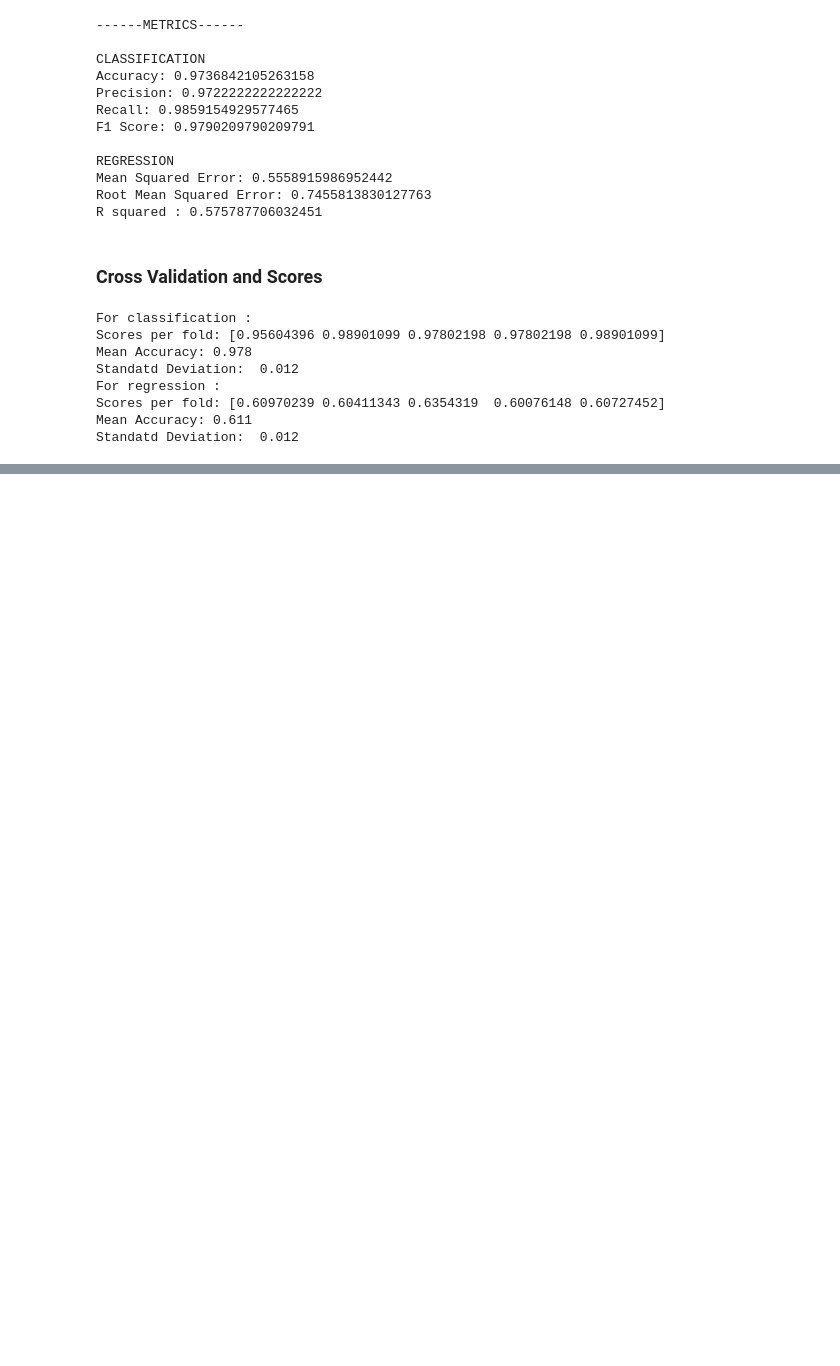
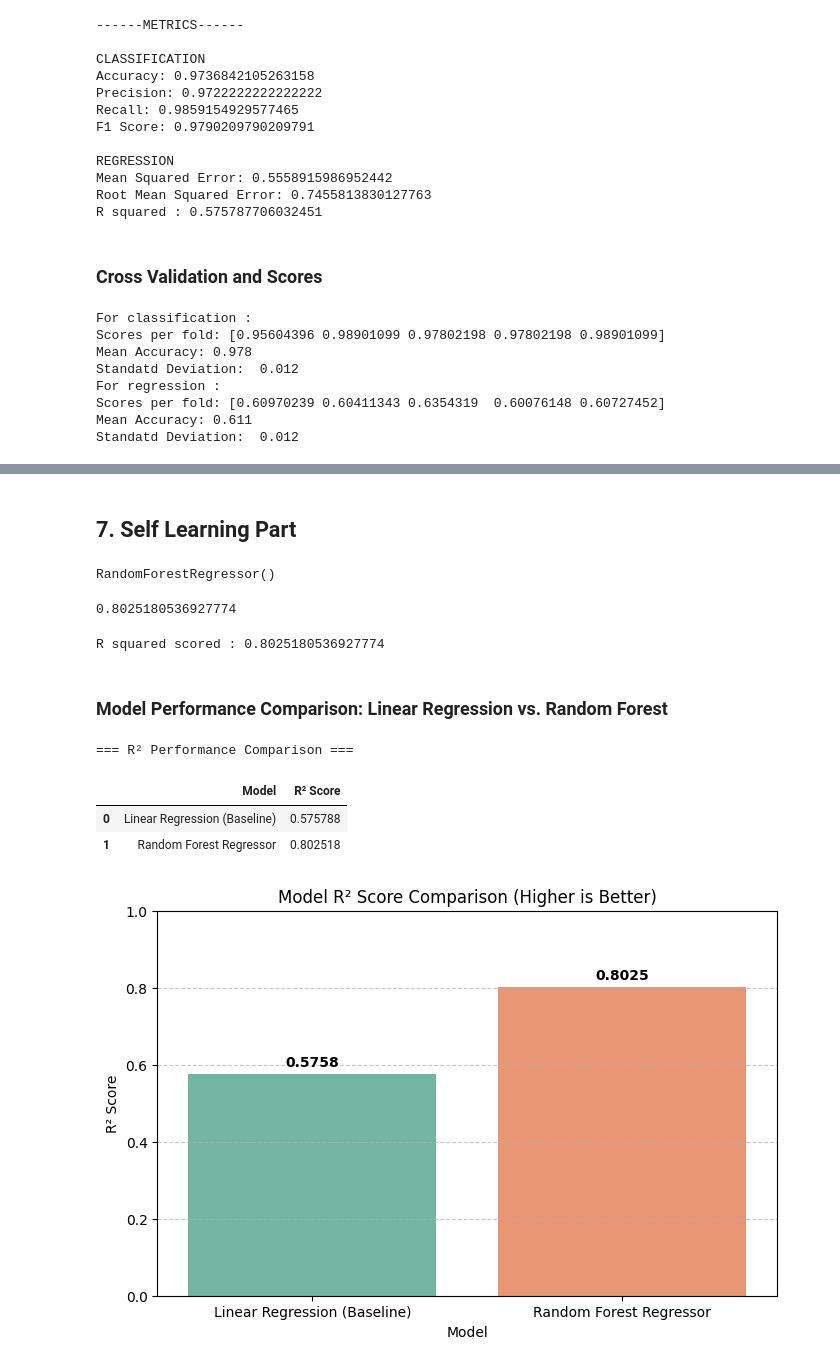
Before and after one commit to 5und4r/MachineLearningLab, a Jupyter notebook: MachineLearningLabII.ipynb, the cells around one changed output, grey strips where cells are left out. Saved outputs shown, nothing was run; the diff lists cells and outputs as text; code cells hidden in the pictures; blank space fills up the shorter version.

```diff
--- a/MachineLearningLabII.ipynb
+++ b/MachineLearningLabII.ipynb
@@ -1595,0 +1650,8 @@ Standatd Deviation:  0.012
+# %%
+ParamGridr = {
+    'fit_intercept': [True, False],
+    'positive': [True, False]
+}
+
+Gridr = GridSearchCV(estimator=linR, param_grid=ParamGridr, scoring='neg_mean_squared_error', cv=5, n_jobs=-1)
+Gridr.fit(xtrainRscaled, ytrainr)
@@ -1595,0 +1846,58 @@ Standatd Deviation:  0.012
+# %% [markdown]
+## 7. Self Learning Part
+# %%
+from sklearn.ensemble import RandomForestRegressor as rfr
+
+Rfr = rfr()
+Rfr.fit(xtrainRscaled, ytrainr)
+# %% [output]
+RandomForestRegressor()
+# %%
+Rfr.score(xtestRscaled,ytestr)
+# %% [output]
+0.8025180536927774
+# %%
+from sklearn.metrics import r2_score
+ypredrRFr = Rfr.predict(xtestRscaled)
+print(f"R squared scored : {r2_score(ytestr,ypredrRFr)}")
+# %% [output]
+R squared scored : 0.8025180536927774
+# %% [markdown]
+### Model Performance Comparison: Linear Regression vs. Random Forest
+# %%
+import pandas as pd
+import matplotlib.pyplot as plt
+import seaborn as sns
+
+# Extract R2 scores from earlier evaluations
+r2_linear = linR.score(xtestRscaled, ytestr)
+r2_rf = r2_score(ytestr, ypredrRFr)
+
+# Create a comparison table
+comparison_df = pd.DataFrame({
+    'Model': ['Linear Regression (Baseline)', 'Random Forest Regressor'],
+    'R² Score': [r2_linear, r2_rf]
+})
+
+print("=== R² Performance Comparison ===")
+display(comparison_df)
+
+# Plot the comparison
+plt.figure(figsize=(8, 5))
+sns.barplot(x='Model', y='R² Score', data=comparison_df, palette='Set2', hue='Model', legend=False)
+plt.title('Model R² Score Comparison (Higher is Better)')
+plt.ylabel('R² Score')
+plt.ylim(0, 1.0)
+plt.grid(axis='y', linestyle='--', alpha=0.7)
+
+# Annotate bars with values
+for index, row in comparison_df.iterrows():
+    plt.text(index, row['R² Score'] + 0.02, f"{row['R² Score']:.4f}", ha='center', fontweight='bold')
+
+plt.show()
+# %% [output]
+=== R² Performance Comparison ===
+|  | Model | R² Score |
+| 0 | Linear Regression (Baseline) | 0.575788 |
+| 1 | Random Forest Regressor | 0.802518 |
+[figure, added]
```
Also changed, not shown: parts of 16 cells of this notebook.
